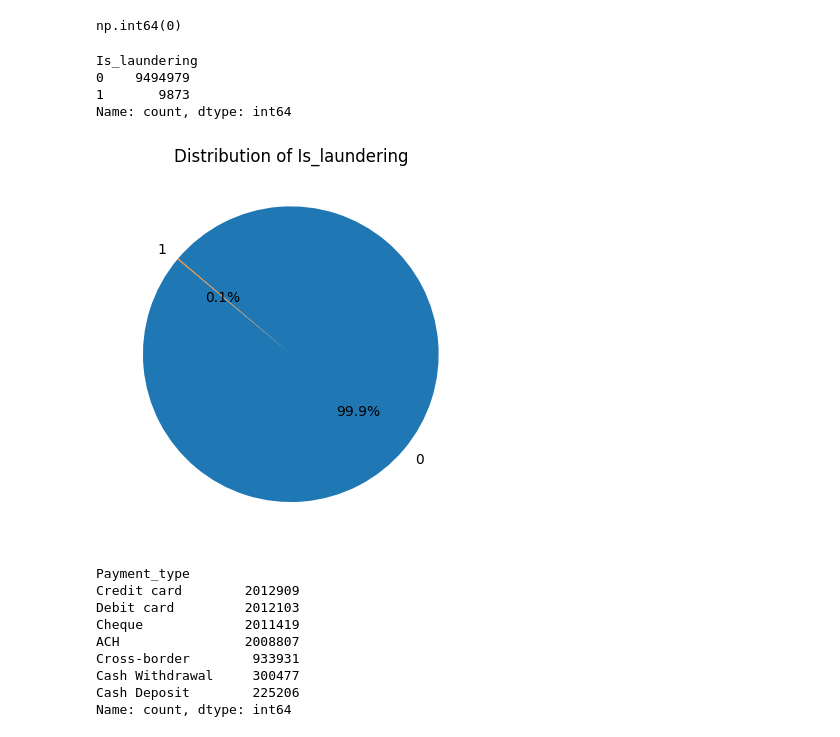
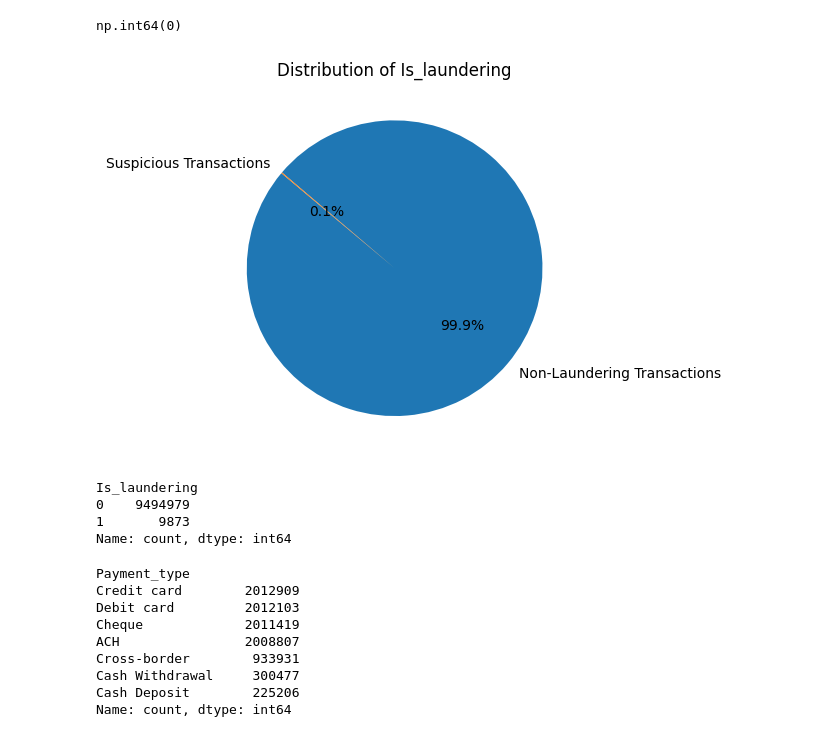
Before and after one commit to DamZav/aml-transactions-project, a Jupyter notebook: notebooks/EDA.ipynb, the cells around one changed output. Cells and saved outputs as stored; diff of their text form; code cells hidden in the pictures.

```diff
--- a/notebooks/EDA.ipynb
+++ b/notebooks/EDA.ipynb
@@ -90,22 +90,25 @@ np.int64(0)
 # %%
 # ===============================
 # 3. Target Is_laundering variable analysis
 # ===============================
 
 # Distribution of the target 'Is_laundering'
 laundering_counts = df['Is_laundering'].value_counts()
-print(laundering_counts)
-#plt.figure(figsize=(6,4))
-plt.pie(laundering_counts, labels=laundering_counts.index, autopct='%1.1f%%', startangle=140)
+
+# Pie chart for the distribution
+plt.pie(laundering_counts, labels=['Non-Laundering Transactions', 'Suspicious Transactions'],
+        autopct='%1.1f%%', startangle=140)
 
 plt.title('Distribution of Is_laundering')
+
 plt.show()
+display(laundering_counts)
 # %% [output]
+[figure, new version]
 Is_laundering
 0    9494979
 1       9873
 Name: count, dtype: int64
-[figure, old version]
 # %%
 # ===============================
 # 4. Univariate analysis
```
Also changed, not shown: parts of 3 cells of this notebook.
